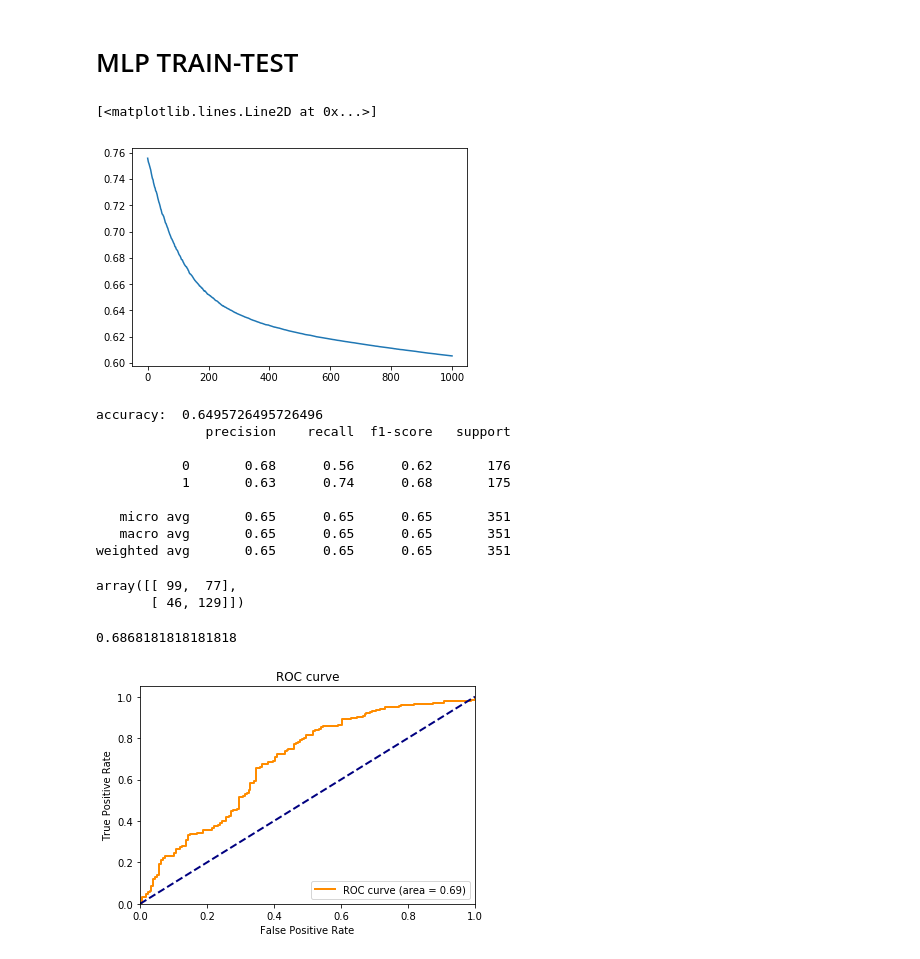
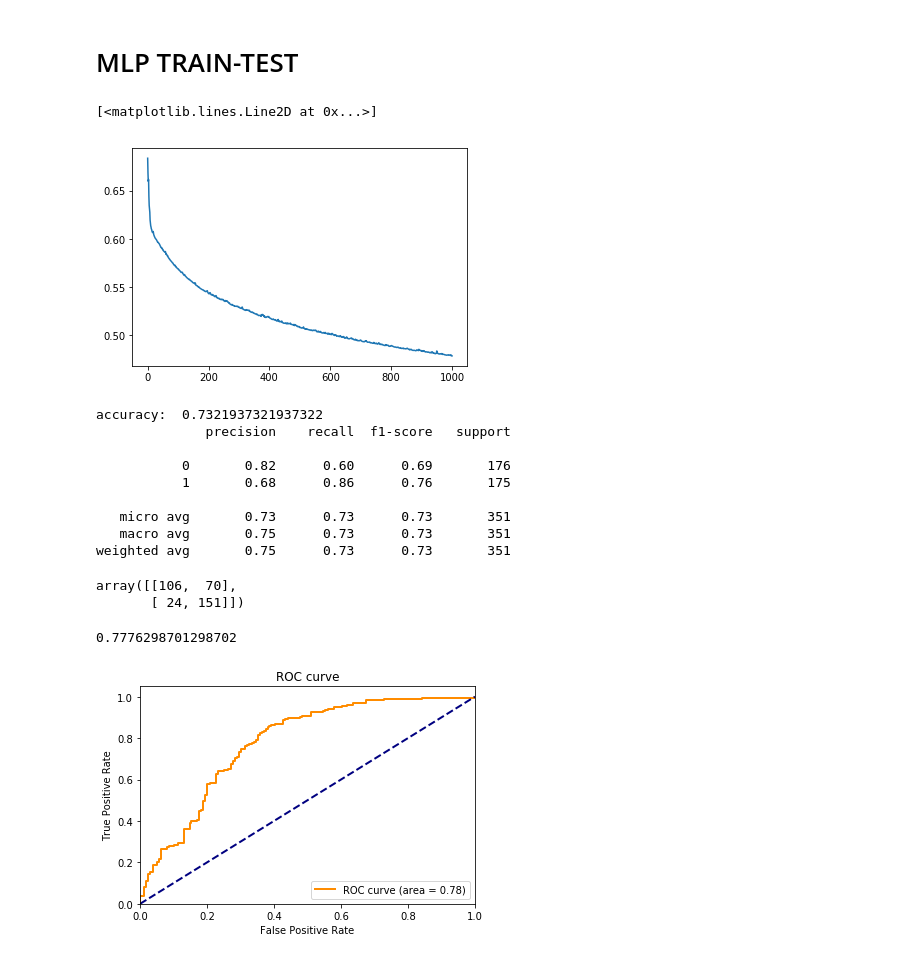
Before and after one commit to cabrau/SIIM-ISIC-melanoma-classification, a Jupyter notebook: SIIM-ISIC Melanoma Classification - MLP and KNN from scratch with numpy.ipynb, the cells around one changed output. Saved outputs shown, nothing was run; the diff lists cells and outputs as text; code cells hidden in the pictures.

```diff
--- a/SIIM-ISIC Melanoma Classification - MLP and KNN from scratch with numpy.ipynb
+++ b/SIIM-ISIC Melanoma Classification - MLP and KNN from scratch with numpy.ipynb
@@ -565,29 +565,29 @@ plt.show()
 # %% [markdown]
 # MLP TRAIN-TEST
 # %%
-mlp = Shallow_MLP(X_train.shape[1],nh)
-loss = mlp.fit(X_train, y_train, alpha = a, lambda_l2 = l2, epochs = e, minibatch_size = 50)
+mlp = Shallow_MLP(X_train.shape[1],1000)
+loss = mlp.fit(X_train, y_train, alpha = 0.01, epochs = 1000, lambda_l2 = 0.001, minibatch_size = 50)
 plt.plot(loss)
 # %% [output]
 [<matplotlib.lines.Line2D at 0x...>]
-[figure, old version]
+[figure, new version]
 # %%
 y_pred, y_prob = mlp.predict(X_test)
 print('accuracy: ', metrics.accuracy_score(y_test, y_pred))
 print(metrics.classification_report(y_test, y_pred))
 metrics.confusion_matrix(y_test, y_pred)
 # %% [output]
-accuracy:  0.6495726495726496
+accuracy:  0.7321937321937322
               precision    recall  f1-score   support
 
-           0       0.68      0.56      0.62       176
-           1       0.63      0.74      0.68       175
+           0       0.82      0.60      0.69       176
+           1       0.68      0.86      0.76       175
 
-   micro avg       0.65      0.65      0.65       351
-   macro avg       0.65      0.65      0.65       351
-weighted avg       0.65      0.65      0.65       351
+   micro avg       0.73      0.73      0.73       351
+   macro avg       0.75      0.73      0.73       351
+weighted avg       0.75      0.73      0.73       351
-array([[ 99,  77],
-       [ 46, 129]])
+array([[106,  70],
+       [ 24, 151]])
 # %%
 fpr, tpr, thresholds = metrics.roc_curve(y_test, y_prob, pos_label=1)
 roc_auc = metrics.auc(fpr, tpr)
@@ -605,5 +605,5 @@ plt.title('ROC curve')
 plt.legend(loc="lower right")
 plt.show()
 # %% [output]
-0.6868181818181818
+0.7776298701298702
-[figure, old version]
+[figure, new version]
```
